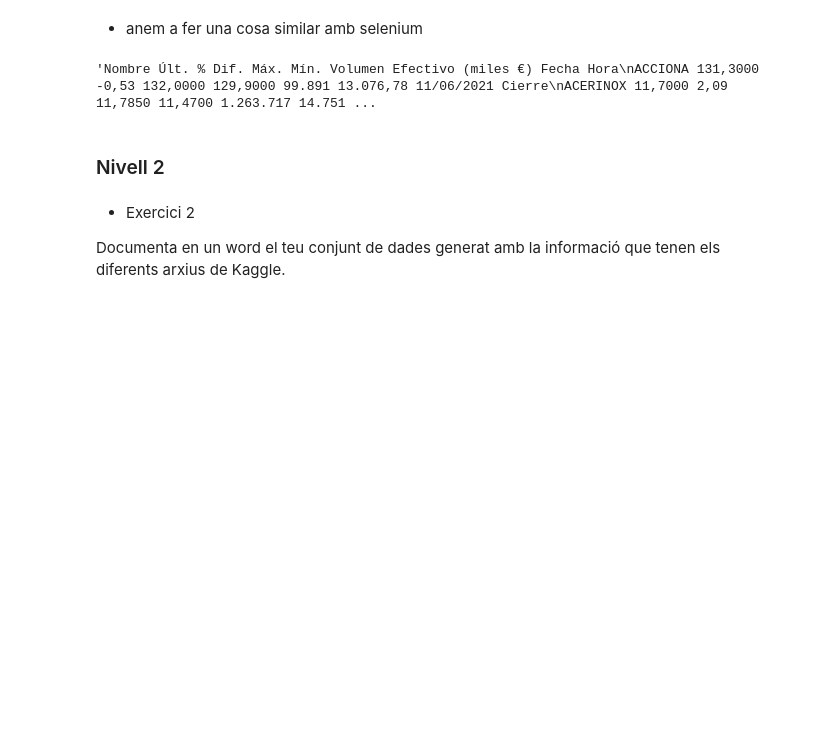
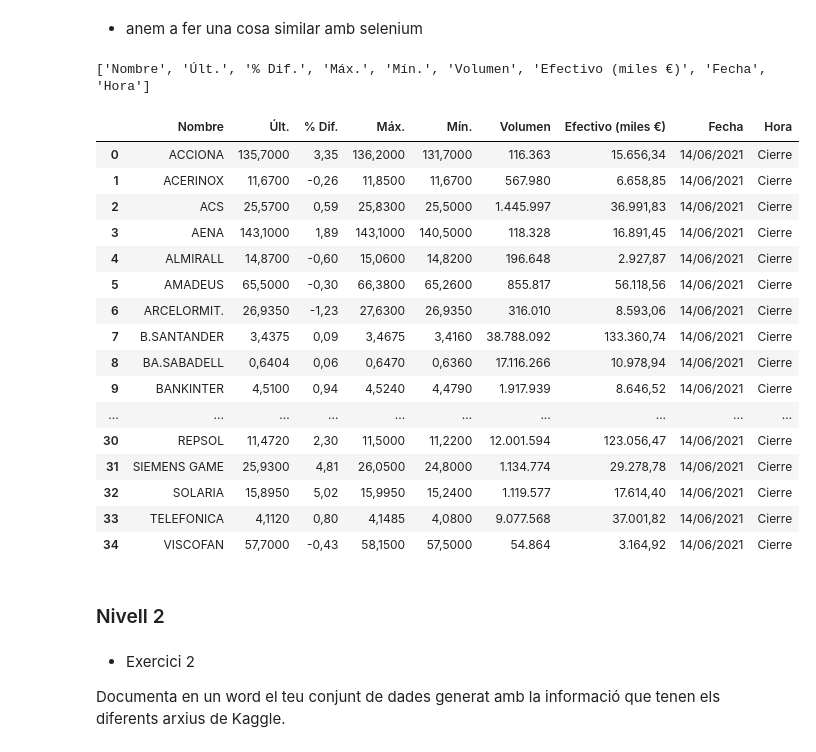
Before and after one commit to ManelForcales/Web-scraping, a Jupyter notebook: S16T02.ipynb, the cells around one changed output. Cells and saved outputs as stored; diff of their text form; code cells hidden in the pictures; blank space fills up the shorter version.

```diff
--- a/S16T02.ipynb
+++ b/S16T02.ipynb
@@ -95,7 +145,42 @@ links[0].click()
 # %%
 # un cop a la nova finestra busquem els valors de la taula
 table = browser.find_element_by_id('ctl00_Contenido_tblAcciones')
-# %%
-table.text
-# %% [output]
-'Nombre Últ. % Dif. Máx. Mín. Volumen Efectivo (miles €) Fecha Hora\nACCIONA 131,3000 -0,53 132,0000 129,9000 99.891 13.076,78 11/06/2021 Cierre\nACERINOX 11,7000 2,09 11,7850 11,4700 1.263.717 14.751 ...
+# %%
+columnas=[]
+
+for element in table.find_elements_by_tag_name("th"):
+    columnas.append(element.text)
+
+print(columnas)
+# %% [output]
+['Nombre', 'Últ.', '% Dif.', 'Máx.', 'Mín.', 'Volumen', 'Efectivo (miles €)', 'Fecha', 'Hora']
+# %%
+# guardo tots els valors en aquestas llista
+resultados = []
+for element in table.find_elements_by_tag_name("td"):
+    resultados.append(element.text)
+# %%
+# em salto cada 9 elements per tenir els mateix tipus de valors
+datos = {}
+for i in range(9):
+    datos[columnas[i]]=resultados[i::9]
+
+pd.DataFrame(datos)
+# %% [output]
+|  | Nombre | Últ. | % Dif. | Máx. | Mín. | Volumen | Efectivo (miles €) | Fecha | Hora |
+| 0 | ACCIONA | 135,7000 | 3,35 | 136,2000 | 131,7000 | 116.363 | 15.656,34 | 14/06/2021 | Cierre |
+| 1 | ACERINOX | 11,6700 | -0,26 | 11,8500 | 11,6700 | 567.980 | 6.658,85 | 14/06/2021 | Cierre |
+| 2 | ACS | 25,5700 | 0,59 | 25,8300 | 25,5000 | 1.445.997 | 36.991,83 | 14/06/2021 | Cierre |
+| 3 | AENA | 143,1000 | 1,89 | 143,1000 | 140,5000 | 118.328 | 16.891,45 | 14/06/2021 | Cierre |
+| 4 | ALMIRALL | 14,8700 | -0,60 | 15,0600 | 14,8200 | 196.648 | 2.927,87 | 14/06/2021 | Cierre |
+| 5 | AMADEUS | 65,5000 | -0,30 | 66,3800 | 65,2600 | 855.817 | 56.118,56 | 14/06/2021 | Cierre |
+| 6 | ARCELORMIT. | 26,9350 | -1,23 | 27,6300 | 26,9350 | 316.010 | 8.593,06 | 14/06/2021 | Cierre |
+| 7 | B.SANTANDER | 3,4375 | 0,09 | 3,4675 | 3,4160 | 38.788.092 | 133.360,74 | 14/06/2021 | Cierre |
+| 8 | BA.SABADELL | 0,6404 | 0,06 | 0,6470 | 0,6360 | 17.116.266 | 10.978,94 | 14/06/2021 | Cierre |
+| 9 | BANKINTER | 4,5100 | 0,94 | 4,5240 | 4,4790 | 1.917.939 | 8.646,52 | 14/06/2021 | Cierre |
+| ... | ... | ... | ... | ... | ... | ... | ... | ... | ... |
+| 30 | REPSOL | 11,4720 | 2,30 | 11,5000 | 11,2200 | 12.001.594 | 123.056,47 | 14/06/2021 | Cierre |
+| 31 | SIEMENS GAME | 25,9300 | 4,81 | 26,0500 | 24,8000 | 1.134.774 | 29.278,78 | 14/06/2021 | Cierre |
+| 32 | SOLARIA | 15,8950 | 5,02 | 15,9950 | 15,2400 | 1.119.577 | 17.614,40 | 14/06/2021 | Cierre |
+| 33 | TELEFONICA | 4,1120 | 0,80 | 4,1485 | 4,0800 | 9.077.568 | 37.001,82 | 14/06/2021 | Cierre |
+| 34 | VISCOFAN | 57,7000 | -0,43 | 58,1500 | 57,5000 | 54.864 | 3.164,92 | 14/06/2021 | Cierre |
```
Also changed, not shown: parts of 14 cells of this notebook, 2 other files.
